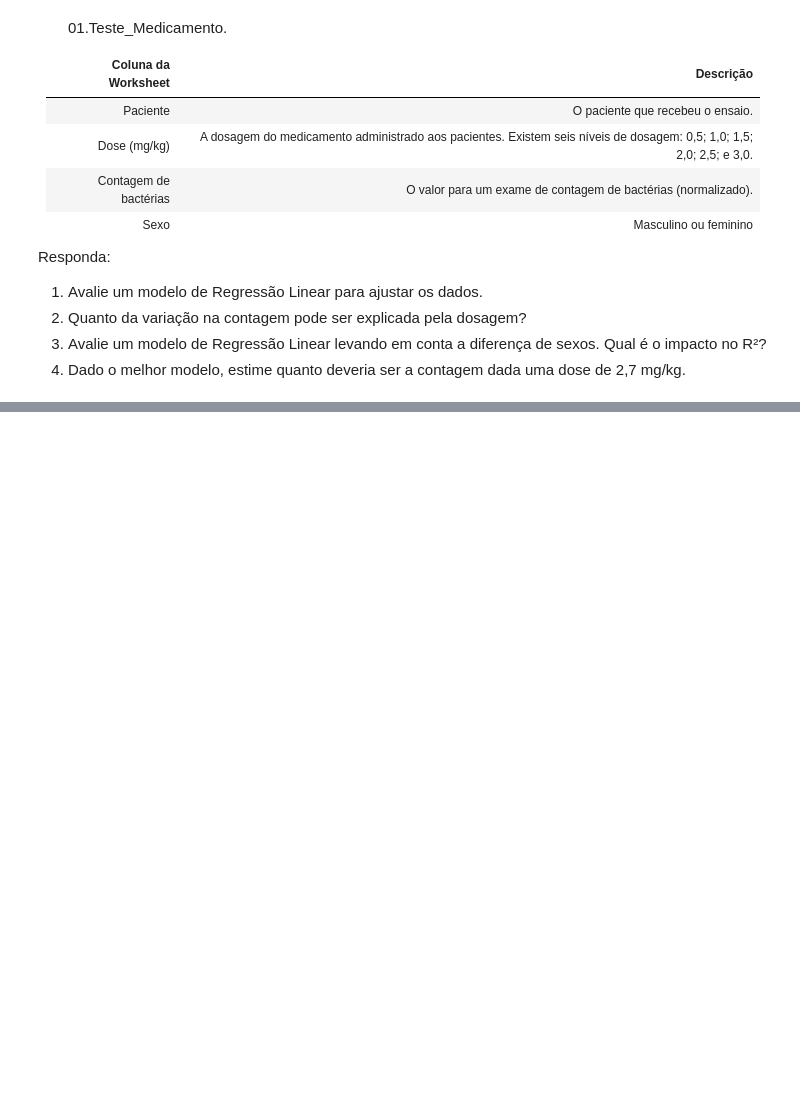
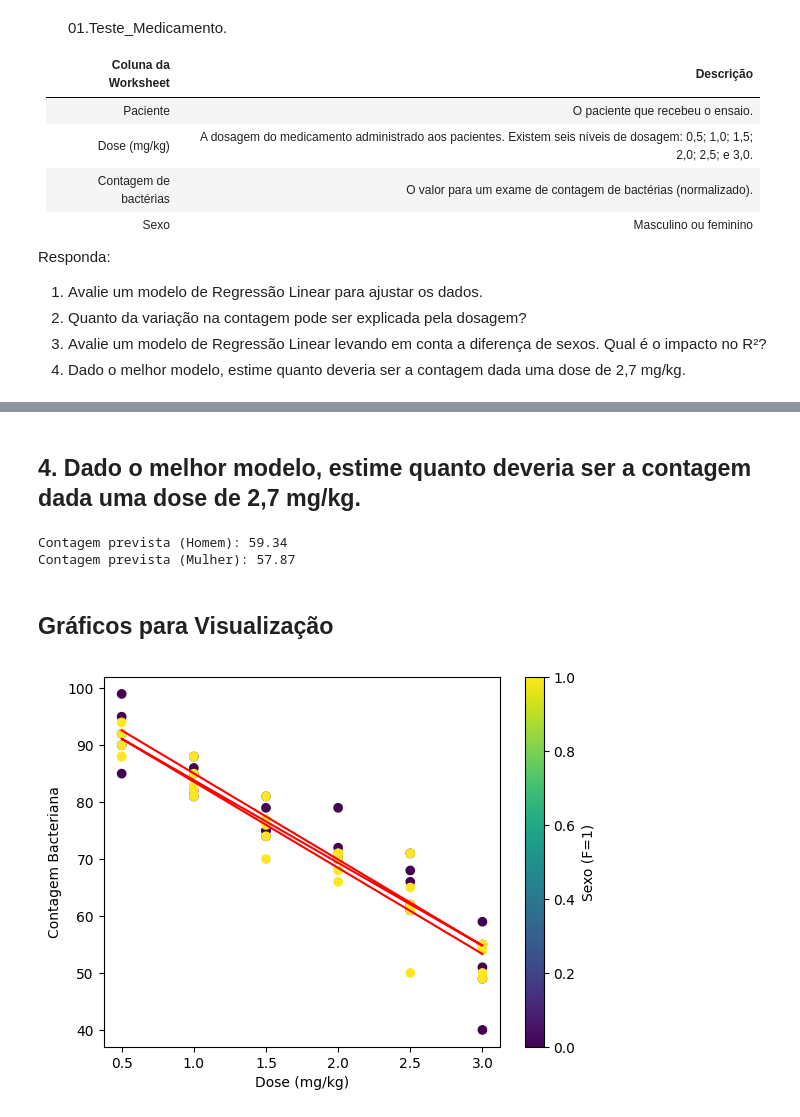
Before and after one commit to moises-rb/Analise_Dados, a Jupyter notebook: Green_Belt/3-Analyse/Exercicios/Lista_4/01-pesquisador_medico_regressao.ipynb, the cells around one changed output, grey strips where cells are left out. Cells and saved outputs as stored; diff of their text form; code cells hidden in the pictures; blank space fills up the shorter version.

Commit message:
Exercicio de regressao linear da fase Analyse - pesquisa de dosagem de medicamento

```diff
--- a/Green_Belt/3-Analyse/Exercicios/Lista_4/01-pesquisador_medico_regressao.ipynb
+++ b/Green_Belt/3-Analyse/Exercicios/Lista_4/01-pesquisador_medico_regressao.ipynb
@@ -29,0 +36,3 @@ Qual é o impacto no R²?
+# %%
+url = '/content/[FM2S] Lista_Exercícios_ 3 e 4.xlsx'
+pd.ExcelFile(url).sheet_names
@@ -29,0 +41,2 @@ Qual é o impacto no R²?
+# %%
+dados_pacientes = pd.read_excel(url, sheet_name=0) # dados_pacientes = pd.read_excel(url, sheet_name='1.Teste_Medicamento')
@@ -29,0 +67,7 @@ Qual é o impacto no R²?
+# %%
+# Modelo de regressão linear simples
+X = dados_pacientes['Dose (mg/kg)']
+y = dados_pacientes['Contagem']
+X = sm.add_constant(X)  # Adiciona o intercepto (beta_0)
+modelo_simples = sm.OLS(y, X).fit()
+print(modelo_simples.summary())
@@ -29,0 +98,9 @@ Qual é o impacto no R²?
+# %%
+# Codificar sexo como variável dummy (F = 1, M = 0)
+dados_pacientes['Sexo_F'] = (dados_pacientes['Sexo'] == 'F').astype(int)
+
+# Modelo múltiplo
+X_mult = dados_pacientes[['Dose (mg/kg)', 'Sexo_F']]
+X_mult = sm.add_constant(X_mult)
+modelo_mult = sm.OLS(y, X_mult).fit()
+print(modelo_mult.summary())
@@ -29,0 +125,27 @@ Qual é o impacto no R²?
+# %% [markdown]
+## 4. Dado o melhor modelo, estime quanto deveria ser a contagem dada uma dose de 2,7 mg/kg.
+# %%
+# Usando o modelo múltiplo (se for melhor)
+dose = 2.7
+# Para homens (Sexo_F = 0)
+contagem_homem = modelo_mult.params['const'] + modelo_mult.params['Dose (mg/kg)'] * dose
+# Para mulheres (Sexo_F = 1)
+contagem_mulher = contagem_homem + modelo_mult.params['Sexo_F']
+
+print(f"Contagem prevista (Homem): {contagem_homem:.2f}")
+print(f"Contagem prevista (Mulher): {contagem_mulher:.2f}")
+# %% [output]
+Contagem prevista (Homem): 59.34
+Contagem prevista (Mulher): 57.87
+# %% [markdown]
+## Gráficos para Visualização
+# %%
+# Gráfico de dispersão com reta de regressão
+plt.scatter(dados_pacientes['Dose (mg/kg)'], dados_pacientes['Contagem'], c=dados_pacientes['Sexo_F'], cmap='viridis')
+plt.plot(dados_pacientes['Dose (mg/kg)'], modelo_mult.predict(X_mult), color='red')
+plt.xlabel('Dose (mg/kg)')
+plt.ylabel('Contagem Bacteriana')
+plt.colorbar(label='Sexo (F=1)')
+plt.show()
+# %% [output]
+[figure, added]
```
Also changed, not shown: parts of 9 cells of this notebook.
